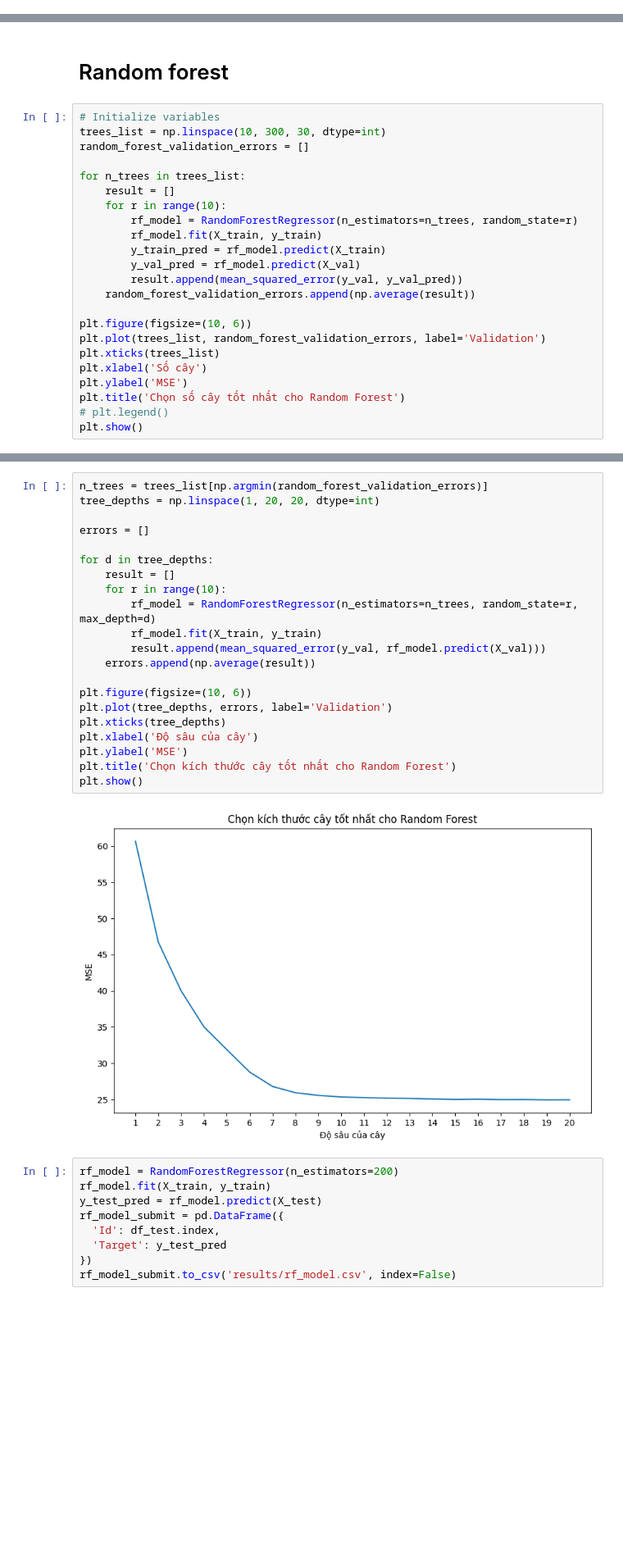
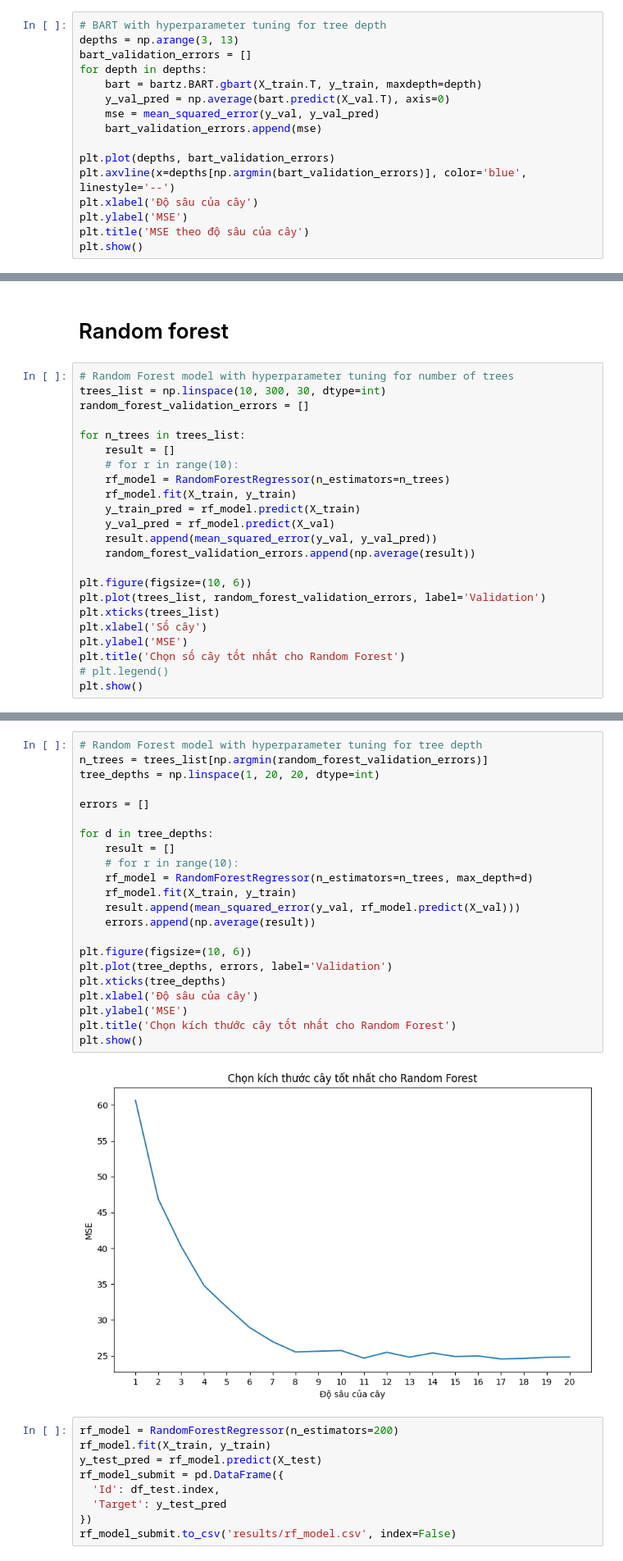
Before and after one commit to hsgsstudent/hanoi_real_estate_prediction, a Jupyter notebook: random_forest.ipynb, the cells around one changed output, grey strips where cells are left out. Shown at 82% size. Drawn from its saved outputs; the diff is of its cells as text; blank space fills up the shorter version.

```diff
--- a/random_forest.ipynb
+++ b/random_forest.ipynb
@@ -326,0 +414,16 @@ tree_pruned_model_submit.to_csv('results/tree_pruned_model.csv', index=False)
+# %%
+# BART with hyperparameter tuning for tree depth
+depths = np.arange(3, 13)
+bart_validation_errors = []
+for depth in depths:
+    bart = bartz.BART.gbart(X_train.T, y_train, maxdepth=depth)
+    y_val_pred = np.average(bart.predict(X_val.T), axis=0)
+    mse = mean_squared_error(y_val, y_val_pred)
+    bart_validation_errors.append(mse)
+
+plt.plot(depths, bart_validation_errors)
+plt.axvline(x=depths[np.argmin(bart_validation_errors)], color='blue', linestyle='--')
+plt.xlabel('Độ sâu của cây')
+plt.ylabel('MSE')
+plt.title('MSE theo độ sâu của cây')
+plt.show()
@@ -327,18 +470,18 @@ tree_pruned_model_submit.to_csv('results/tree_pruned_model.csv', index=False)
 # %% [markdown]
 # Random forest
 # %%
-# Initialize variables
+# Random Forest model with hyperparameter tuning for number of trees
 trees_list = np.linspace(10, 300, 30, dtype=int)
 random_forest_validation_errors = []
 
 for n_trees in trees_list:
     result = []
-    for r in range(10):
-        rf_model = RandomForestRegressor(n_estimators=n_trees, random_state=r)
-        rf_model.fit(X_train, y_train)
-        y_train_pred = rf_model.predict(X_train)
-        y_val_pred = rf_model.predict(X_val)
-        result.append(mean_squared_error(y_val, y_val_pred))
+    # for r in range(10):
+    rf_model = RandomForestRegressor(n_estimators=n_trees)
+    rf_model.fit(X_train, y_train)
+    y_train_pred = rf_model.predict(X_train)
+    y_val_pred = rf_model.predict(X_val)
+    result.append(mean_squared_error(y_val, y_val_pred))
     random_forest_validation_errors.append(np.average(result))
 
 plt.figure(figsize=(10, 6))
@@ -354,26 +497,27 @@ plt.show()
 # %%
+# Random Forest model with hyperparameter tuning for tree depth
 n_trees = trees_list[np.argmin(random_forest_validation_errors)]
 tree_depths = np.linspace(1, 20, 20, dtype=int)
 
 errors = []
 
 for d in tree_depths:
     result = []
-    for r in range(10):
-        rf_model = RandomForestRegressor(n_estimators=n_trees, random_state=r, max_depth=d)
-        rf_model.fit(X_train, y_train)
-        result.append(mean_squared_error(y_val, rf_model.predict(X_val)))
+    # for r in range(10):
+    rf_model = RandomForestRegressor(n_estimators=n_trees, max_depth=d)
+    rf_model.fit(X_train, y_train)
+    result.append(mean_squared_error(y_val, rf_model.predict(X_val)))
     errors.append(np.average(result))
 
 plt.figure(figsize=(10, 6))
 plt.plot(tree_depths, errors, label='Validation')
 plt.xticks(tree_depths)
 plt.xlabel('Độ sâu của cây')
 plt.ylabel('MSE')
 plt.title('Chọn kích thước cây tốt nhất cho Random Forest')
 plt.show()
 # %% [output]
-[figure, old version]
+[figure, new version]
 # %%
 rf_model = RandomForestRegressor(n_estimators=200)
 rf_model.fit(X_train, y_train)
```
Also changed, not shown: parts of 10 cells of this notebook, 6 other files.
